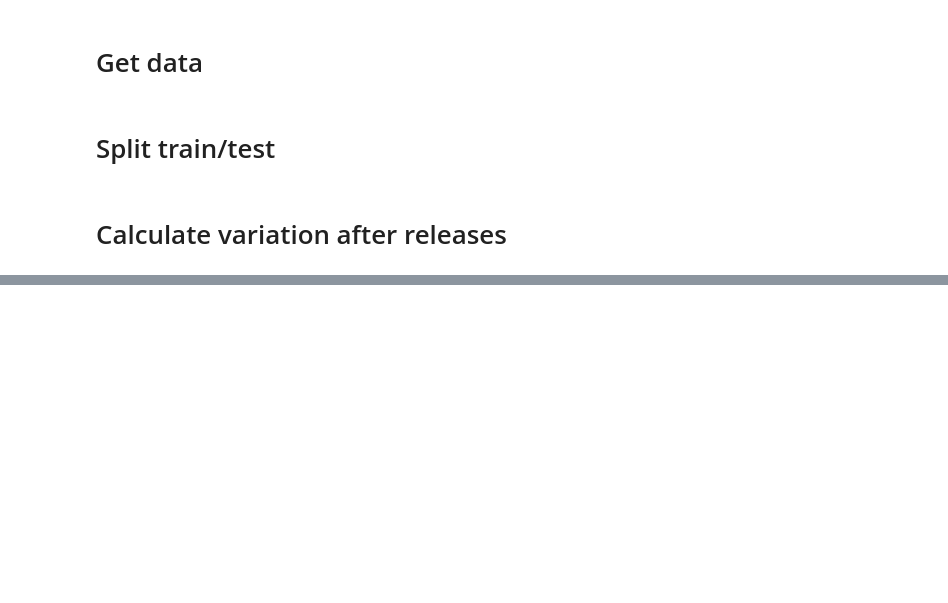
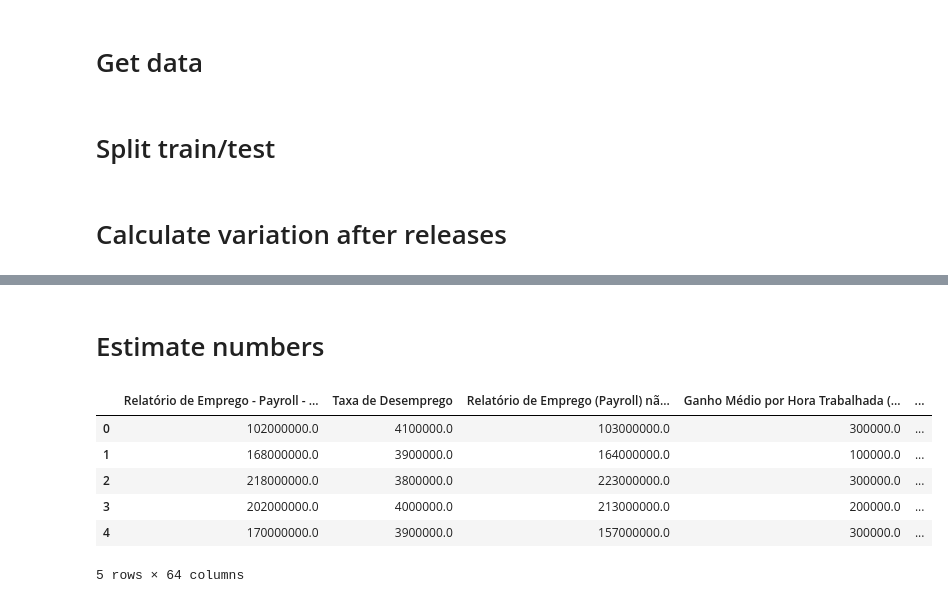
Before and after one commit to angelohomen/economic-events, a Jupyter notebook: main.ipynb, the cells around one changed output, grey strips where cells are left out. Saved outputs shown, nothing was run; the diff lists cells and outputs as text; code cells hidden in the pictures; blank space fills up the shorter version.

```diff
--- a/main.ipynb
+++ b/main.ipynb
@@ -99,0 +139,2 @@ cs.plot_heatmap_densogram(dfTrainDetoned)
+# %% [markdown]
+# Estimate numbers
@@ -99,0 +158,18 @@ cs.plot_heatmap_densogram(dfTrainDetoned)
+# %%
+dict_data = {}
+for idx, data in dfEventsData.iterrows():
+    if dfEventsFromTo[int(data['EventID'])]['EventName'] in dict_data.keys():
+        dict_data[dfEventsFromTo[int(data['EventID'])]['EventName']].append(data['ActualValue'])
+    else:
+        dict_data[dfEventsFromTo[int(data['EventID'])]['EventName']]=[data['ActualValue']]
+df = pd.DataFrame.from_dict(dict_data, orient='index')
+df = df.transpose()
+df.head()
+# %% [output]
+|  | Relatório de Emprego - Payroll - ... | Taxa de Desemprego | Relatório de Emprego (Payroll) nã... | Ganho Médio por Hora Trabalhada (... | ... |
+| 0 | 102000000.0 | 4100000.0 | 103000000.0 | 300000.0 | ... |
+| 1 | 168000000.0 | 3900000.0 | 164000000.0 | 100000.0 | ... |
+| 2 | 218000000.0 | 3800000.0 | 223000000.0 | 300000.0 | ... |
+| 3 | 202000000.0 | 4000000.0 | 213000000.0 | 200000.0 | ... |
+| 4 | 170000000.0 | 3900000.0 | 157000000.0 | 300000.0 | ... |
+5 rows × 64 columns
```
Also changed, not shown: parts of 15 cells of this notebook, 2 other files.
